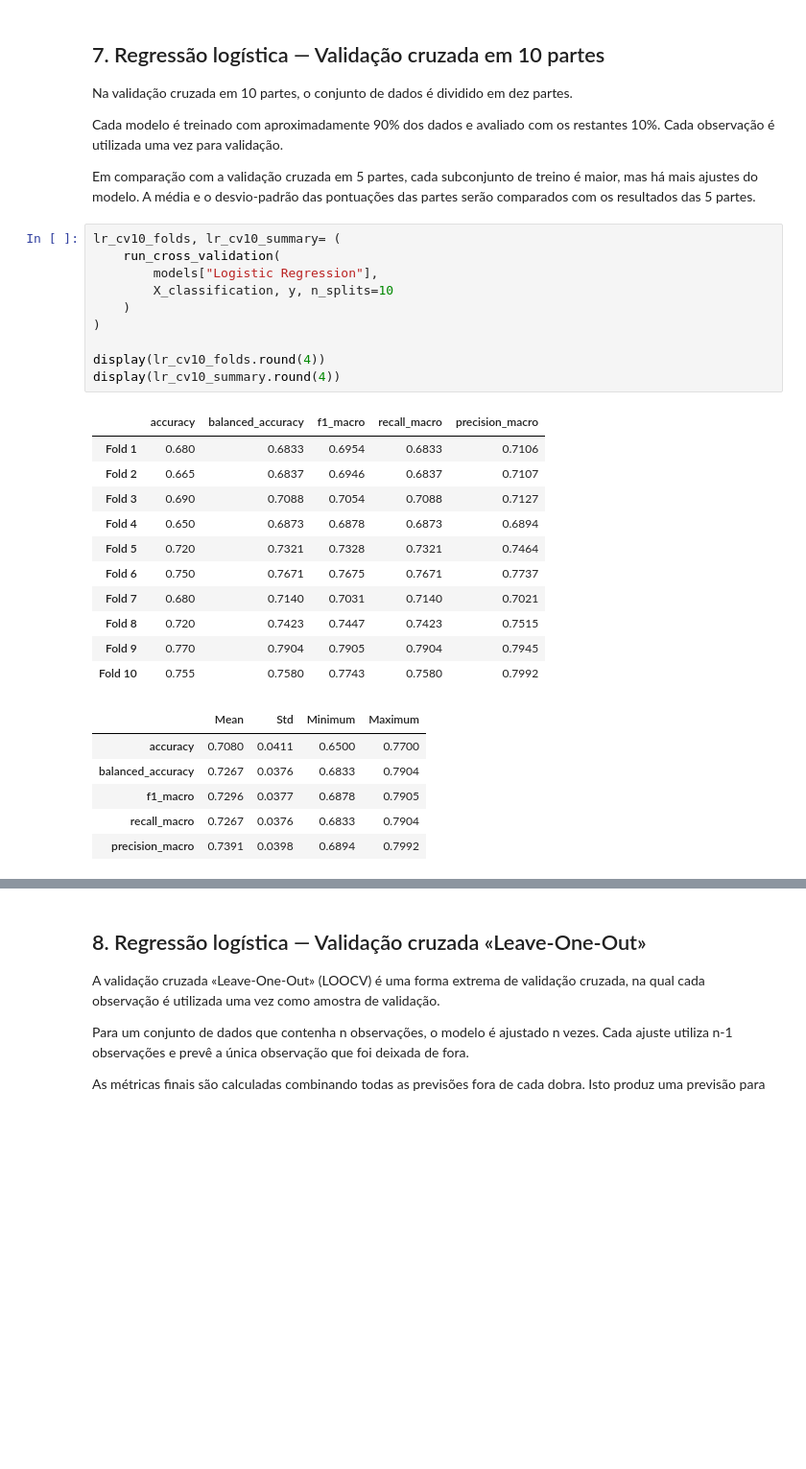
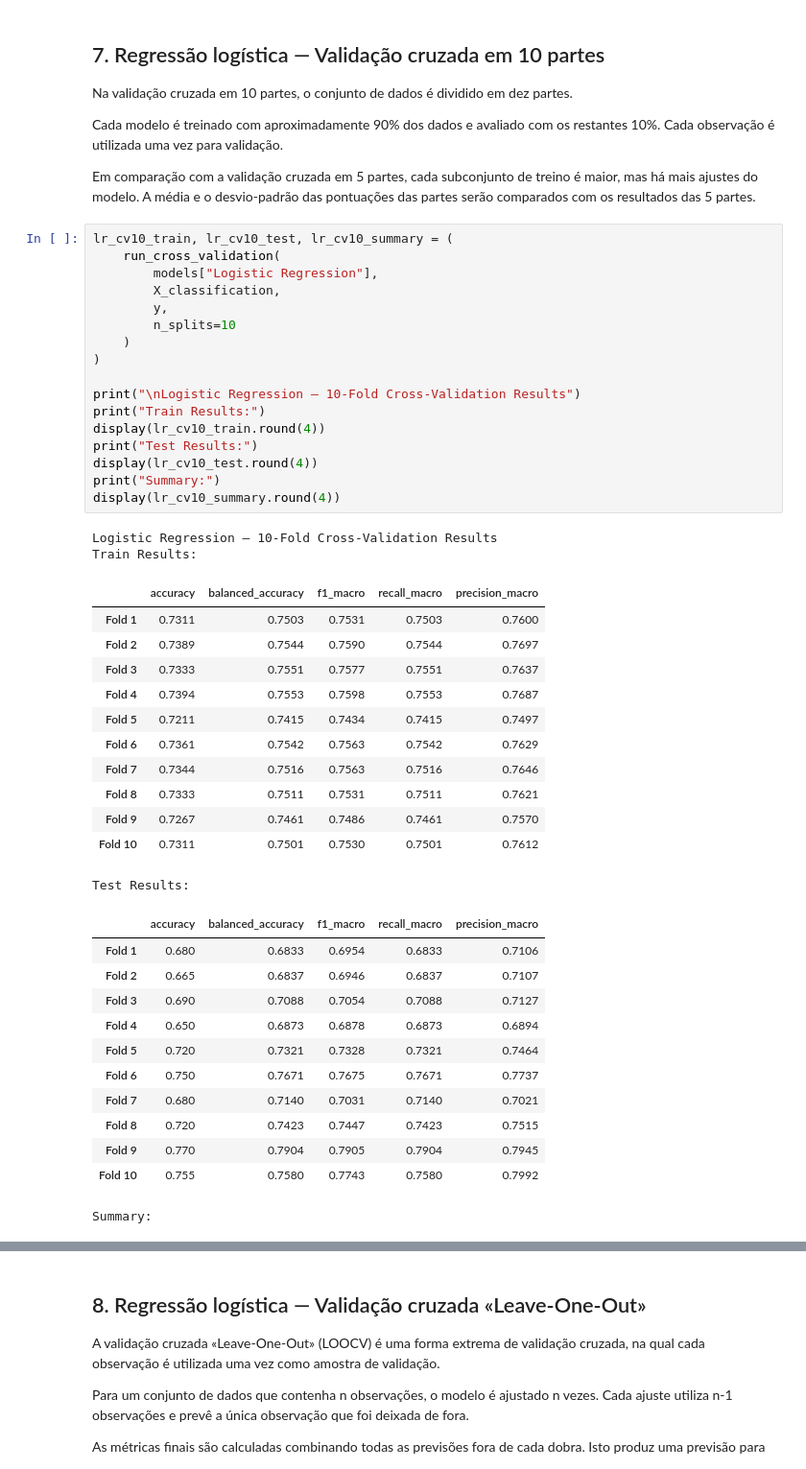
Before and after one commit to GabrielaRibeiroISEP/APRAU, a Jupyter notebook: task1_Classification.ipynb, the cells around one changed output, grey strips where cells are left out. Shown at 96% size. Drawn from its saved outputs; the diff is of its cells as text; blank space fills up the shorter version.

```diff
--- a/task1_Classification.ipynb
+++ b/task1_Classification.ipynb
@@ -658,30 +801,46 @@ Cada modelo é treinado com aproximadamente 90% dos dados e avaliado com os rest
 
 Em comparação com a validação cruzada em 5 partes, cada subconjunto de treino é maior, mas há mais ajustes do modelo. A média e o desvio-padrão das pontuações das partes serão comparados com os resultados das 5 partes.
 # %%
-lr_cv10_folds, lr_cv10_summary= (
+lr_cv10_train, lr_cv10_test, lr_cv10_summary = (
     run_cross_validation(
         models["Logistic Regression"],
-        X_classification, y, n_splits=10
+        X_classification,
+        y,
+        n_splits=10
     )
 )
 
-display(lr_cv10_folds.round(4))
+print("\nLogistic Regression — 10-Fold Cross-Validation Results")
+print("Train Results:")
+display(lr_cv10_train.round(4))
+print("Test Results:")
+display(lr_cv10_test.round(4))
+print("Summary:")
 display(lr_cv10_summary.round(4))
 # %% [output]
+Logistic Regression — 10-Fold Cross-Validation Results
+Train Results:
 |  | accuracy | balanced_accuracy | f1_macro | recall_macro | precision_macro |
-| Fold 1 | 0.680 | 0.6833 | 0.6954 | 0.6833 | 0.7106 |
-| Fold 2 | 0.665 | 0.6837 | 0.6946 | 0.6837 | 0.7107 |
-| Fold 3 | 0.690 | 0.7088 | 0.7054 | 0.7088 | 0.7127 |
-| Fold 4 | 0.650 | 0.6873 | 0.6878 | 0.6873 | 0.6894 |
-| Fold 5 | 0.720 | 0.7321 | 0.7328 | 0.7321 | 0.7464 |
-| Fold 6 | 0.750 | 0.7671 | 0.7675 | 0.7671 | 0.7737 |
-| Fold 7 | 0.680 | 0.7140 | 0.7031 | 0.7140 | 0.7021 |
-| Fold 8 | 0.720 | 0.7423 | 0.7447 | 0.7423 | 0.7515 |
-| Fold 9 | 0.770 | 0.7904 | 0.7905 | 0.7904 | 0.7945 |
-| Fold 10 | 0.755 | 0.7580 | 0.7743 | 0.7580 | 0.7992 |
+| Fold 1 | 0.7311 | 0.7503 | 0.7531 | 0.7503 | 0.7600 |
+| Fold 2 | 0.7389 | 0.7544 | 0.7590 | 0.7544 | 0.7697 |
+| Fold 3 | 0.7333 | 0.7551 | 0.7577 | 0.7551 | 0.7637 |
+| Fold 4 | 0.7394 | 0.7553 | 0.7598 | 0.7553 | 0.7687 |
+| Fold 5 | 0.7211 | 0.7415 | 0.7434 | 0.7415 | 0.7497 |
+| Fold 6 | 0.7361 | 0.7542 | 0.7563 | 0.7542 | 0.7629 |
+| Fold 7 | 0.7344 | 0.7516 | 0.7563 | 0.7516 | 0.7646 |
+| Fold 8 | 0.7333 | 0.7511 | 0.7531 | 0.7511 | 0.7621 |
+| Fold 9 | 0.7267 | 0.7461 | 0.7486 | 0.7461 | 0.7570 |
+| Fold 10 | 0.7311 | 0.7501 | 0.7530 | 0.7501 | 0.7612 |
+Test Results:
-|  | Mean | Std | Minimum | Maximum |
-| accuracy | 0.7080 | 0.0411 | 0.6500 | 0.7700 |
-| balanced_accuracy | 0.7267 | 0.0376 | 0.6833 | 0.7904 |
-| f1_macro | 0.7296 | 0.0377 | 0.6878 | 0.7905 |
-| recall_macro | 0.7267 | 0.0376 | 0.6833 | 0.7904 |
-| precision_macro | 0.7391 | 0.0398 | 0.6894 | 0.7992 |
+|  | accuracy | balanced_accuracy | f1_macro | recall_macro | precision_macro |
+| Fold 1 | 0.680 | 0.6833 | 0.6954 | 0.6833 | 0.7106 |
+| Fold 2 | 0.665 | 0.6837 | 0.6946 | 0.6837 | 0.7107 |
+| Fold 3 | 0.690 | 0.7088 | 0.7054 | 0.7088 | 0.7127 |
+| Fold 4 | 0.650 | 0.6873 | 0.6878 | 0.6873 | 0.6894 |
+| Fold 5 | 0.720 | 0.7321 | 0.7328 | 0.7321 | 0.7464 |
+| Fold 6 | 0.750 | 0.7671 | 0.7675 | 0.7671 | 0.7737 |
+| Fold 7 | 0.680 | 0.7140 | 0.7031 | 0.7140 | 0.7021 |
+| Fold 8 | 0.720 | 0.7423 | 0.7447 | 0.7423 | 0.7515 |
+| Fold 9 | 0.770 | 0.7904 | 0.7905 | 0.7904 | 0.7945 |
+| Fold 10 | 0.755 | 0.7580 | 0.7743 | 0.7580 | 0.7992 |
+Summary:
```
Also changed, not shown: parts of 19 cells of this notebook.
